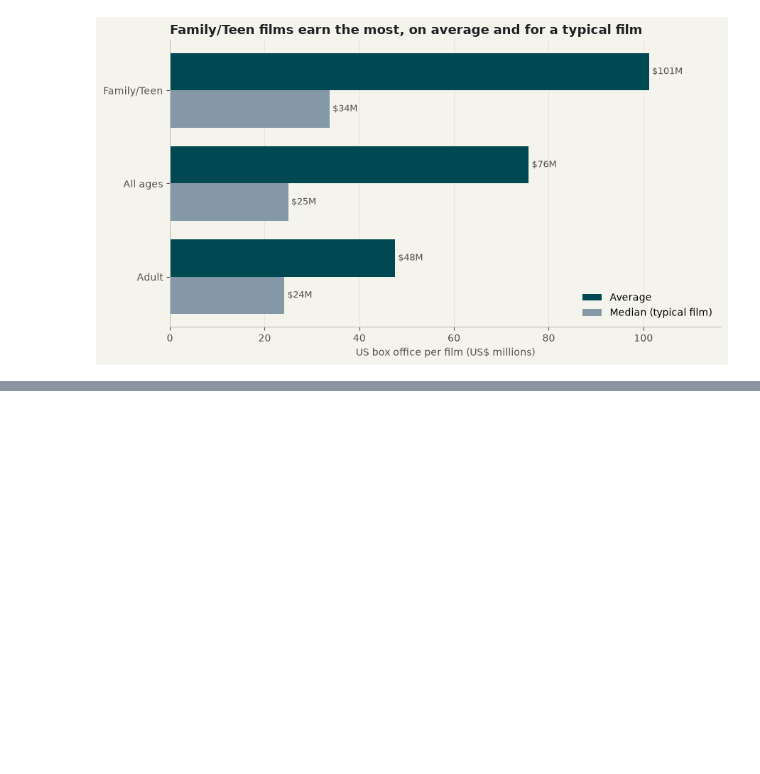
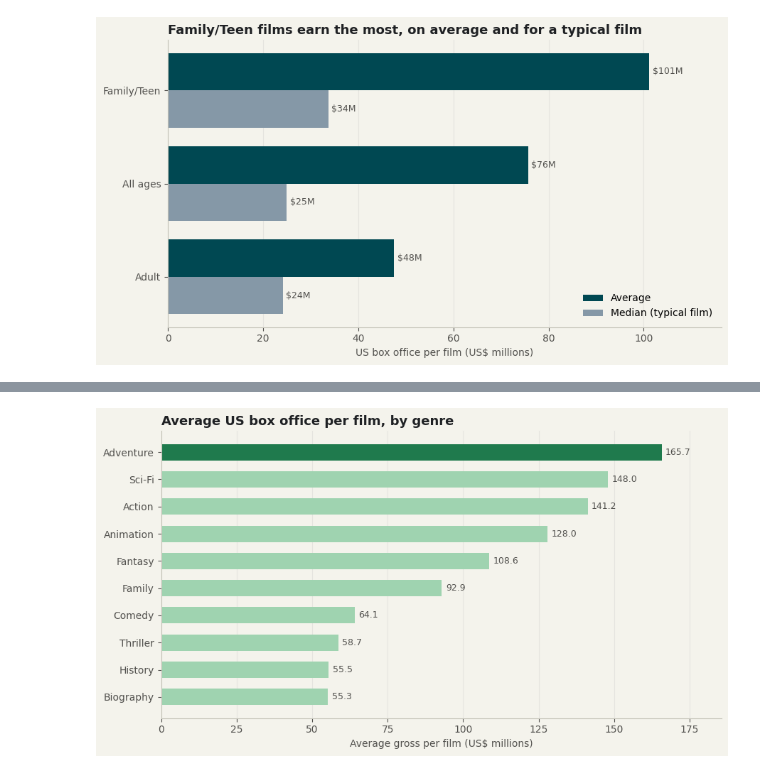
Before and after one commit to catarina-bm/first_project, a Jupyter notebook: notebooks/imdb_sql_charts_final.ipynb, the cells around one changed output, grey strips where cells are left out. Cells and saved outputs as stored; diff of their text form; code cells hidden in the pictures; blank space fills up the shorter version.

```diff
--- a/notebooks/imdb_sql_charts_final.ipynb
+++ b/notebooks/imdb_sql_charts_final.ipynb
@@ -339,0 +500,6 @@ plt.show()
+# %%
+# Fairer comparison: average gross per film (big genres don't win just by having more films)
+hbar(genre_stats[genre_stats["films"] >= 20].nlargest(10, "avg_gross_m"), "genre_name", "avg_gross_m",
+     "Average US box office per film, by genre", "Average gross per film (US$ millions)", fmt="{:,.1f}")
+# %% [output]
+[figure, added]
```
Also changed, not shown: parts of 10 cells of this notebook, 28 other files.
